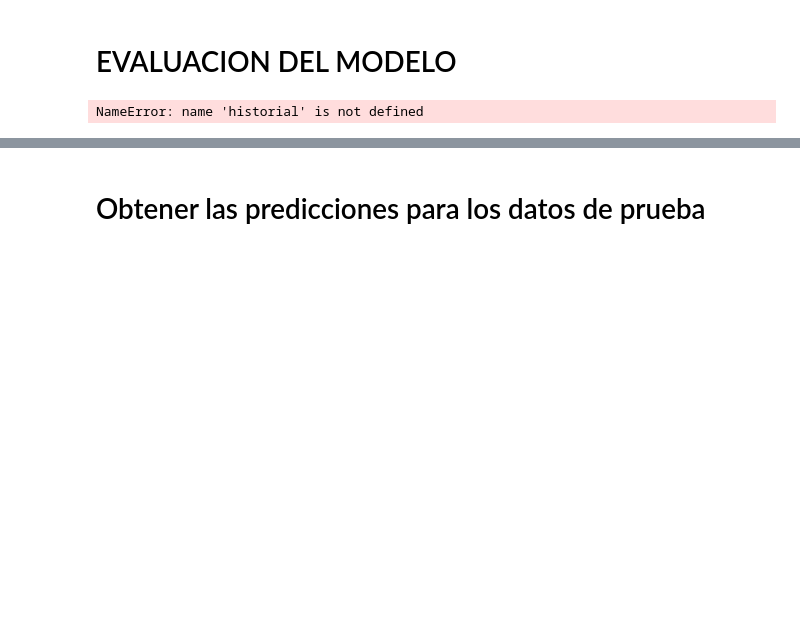
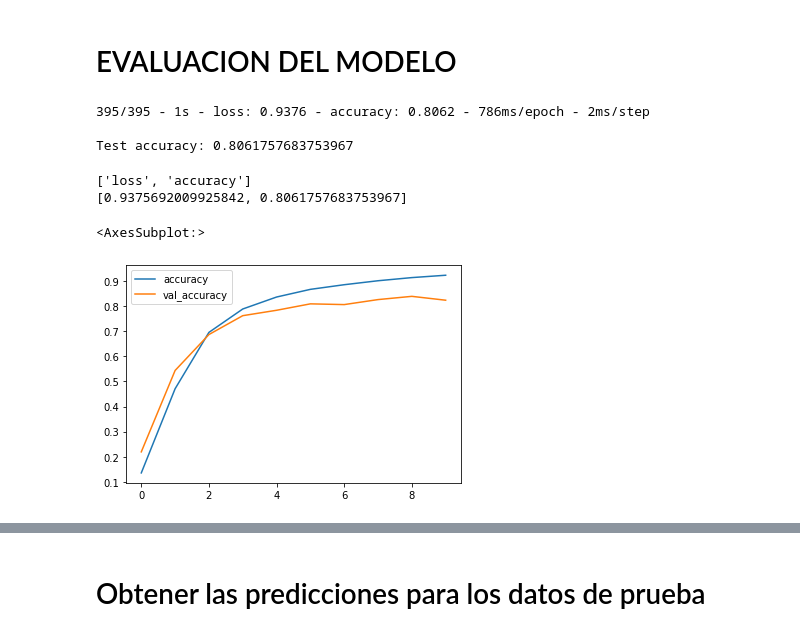
Before and after one commit to diego59x/lab10DataScience, a Jupyter notebook: Lab 10 - Clasificacion Rotulos Transito con LeNet.ipynb, the cells around one changed output, grey strips where cells are left out. Cells and saved outputs as stored; diff of their text form; code cells hidden in the pictures; blank space fills up the shorter version.

```diff
--- a/Lab 10 - Clasificacion Rotulos Transito con LeNet.ipynb
+++ b/Lab 10 - Clasificacion Rotulos Transito con LeNet.ipynb
@@ -130,13 +131,13 @@ random.shuffle(y_entreno)
 # %%
 # Convertir imágenes a blanco y negro
-X_entreno = np.sum(X_entreno/3, axis=3, keepdims=True)
-X_prueba  = np.sum(X_prueba/3, axis=3, keepdims=True)
-X_valida  = np.sum(X_valida/3, axis=3, keepdims=True)
+X_entreno_gray = np.sum(X_entreno/3, axis=3, keepdims=True)
+X_prueba_gray  = np.sum(X_prueba/3, axis=3, keepdims=True)
+X_valida_gray  = np.sum(X_valida/3, axis=3, keepdims=True)
 # %%
 # Normalizar los datos
-X_entreno = (X_entreno - 128)/128
-X_prueba = (X_prueba - 128)/128
-X_valida = (X_valida - 128)/128
+X_entreno_norm_gray = (X_entreno_gray - 128)/128
+X_prueba_norm_gray = (X_prueba_gray - 128)/128
+X_valida_norm_gray  = (X_valida_gray - 128)/128
 # %% [markdown]
 # Entrenamiento del modelo
 # %% [markdown]
@@ -191,9 +192,9 @@ from keras.callbacks import TensorBoard
 # %%
 # Crear el modelo
 cnn_model = Sequential()
-cnn_model.add(Conv2D(filters=6, kernel_size=(5, 5), activation='tanh', input_shape=(32,32,1)))
+cnn_model.add(Conv2D(filters=6, kernel_size=(5, 5), activation='relu', input_shape=(32,32,1)))
 cnn_model.add(AveragePooling2D())
-cnn_model.add(Conv2D(filters=16, kernel_size=(5, 5), activation='tanh'))
+cnn_model.add(Conv2D(filters=16, kernel_size=(5, 5), activation='relu'))
 cnn_model.add(AveragePooling2D())
 cnn_model.add(Flatten())
 cnn_model.add(Dense(units=120, activation='relu'))
@@ -204,3 +205,8 @@ cnn_model.add(Dense(units=43, activation = 'softmax'))
 cnn_model.compile(loss ='sparse_categorical_crossentropy', optimizer=Adam(lr=0.001),metrics =['accuracy'])
 # %%
 # Entrenar el modelo y guardar los datos en un hhistorial
+resultados = cnn_model.fit(X_entreno_norm_gray, y_entreno,epochs = 10,
+                                  verbose=1,
+                                  batch_size=500,
+                                  validation_data = (X_valida_norm_gray, y_valida),)
+perdidas = pd.DataFrame(cnn_model.history.history)
@@ -208,11 +235,24 @@ cnn_model.compile(loss ='sparse_categorical_crossentropy', optimizer=Adam(lr=0.0
 # EVALUACION DEL MODELO
 # %%
 # Evaluar el modelo e indicar la exactitud con los datos de prueba
+test_loss, test_acc = cnn_model.evaluate(X_prueba_norm_gray,  y_prueba, verbose=2)
+
+print('\nTest accuracy:', test_acc)
+# %% [output]
+395/395 - 1s - loss: 0.9376 - accuracy: 0.8062 - 786ms/epoch - 2ms/step
+
+Test accuracy: 0.8061757683753967
-# %%
-historial.history.keys()
-# %% [output]
-NameError: name 'historial' is not defined
+# %%
+print(cnn_model.metrics_names)
+print(cnn_model.evaluate(X_prueba_norm_gray, y_prueba, verbose = 0))
+# %% [output]
+['loss', 'accuracy']
+[0.9375692009925842, 0.8061757683753967]
 # %%
 # Generar gráfica de Exactitud y de Entrenamiento y Validación
+perdidas[['accuracy', 'val_accuracy']].plot()
+# %% [output]
+<AxesSubplot:>
+[figure, added]
 # %%
 # Generar gráfica de Pérdida de Entrenamiento y Validación
```
Also changed, not shown: parts of 14 cells of this notebook, 2 other files.
